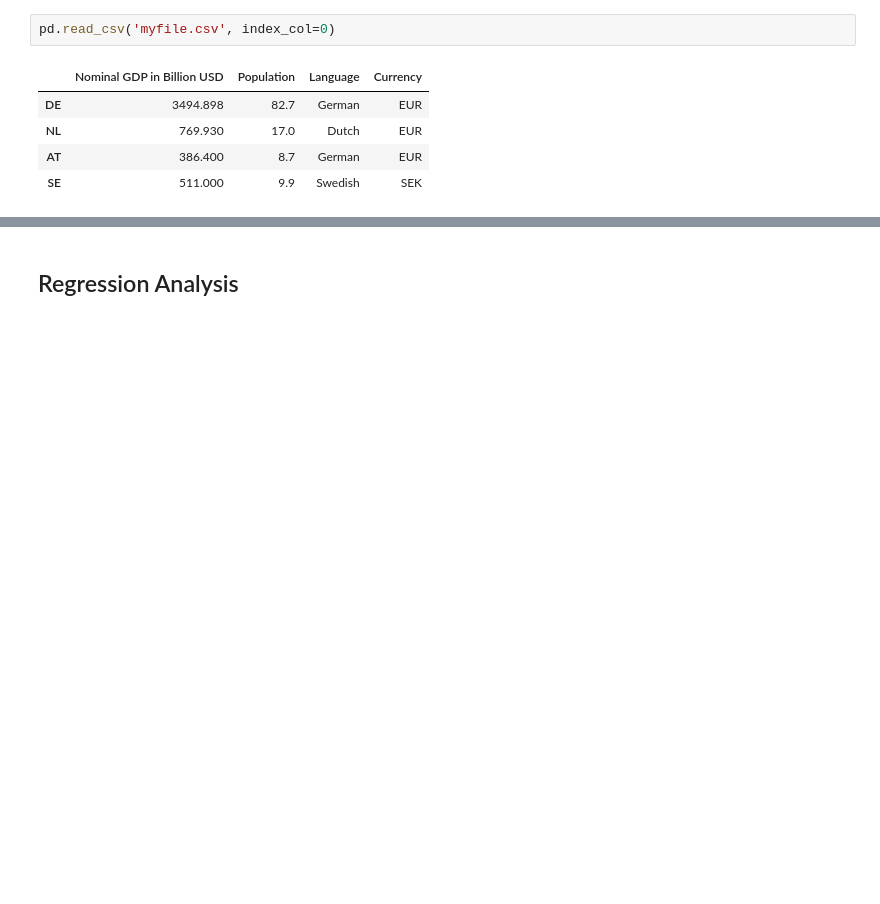
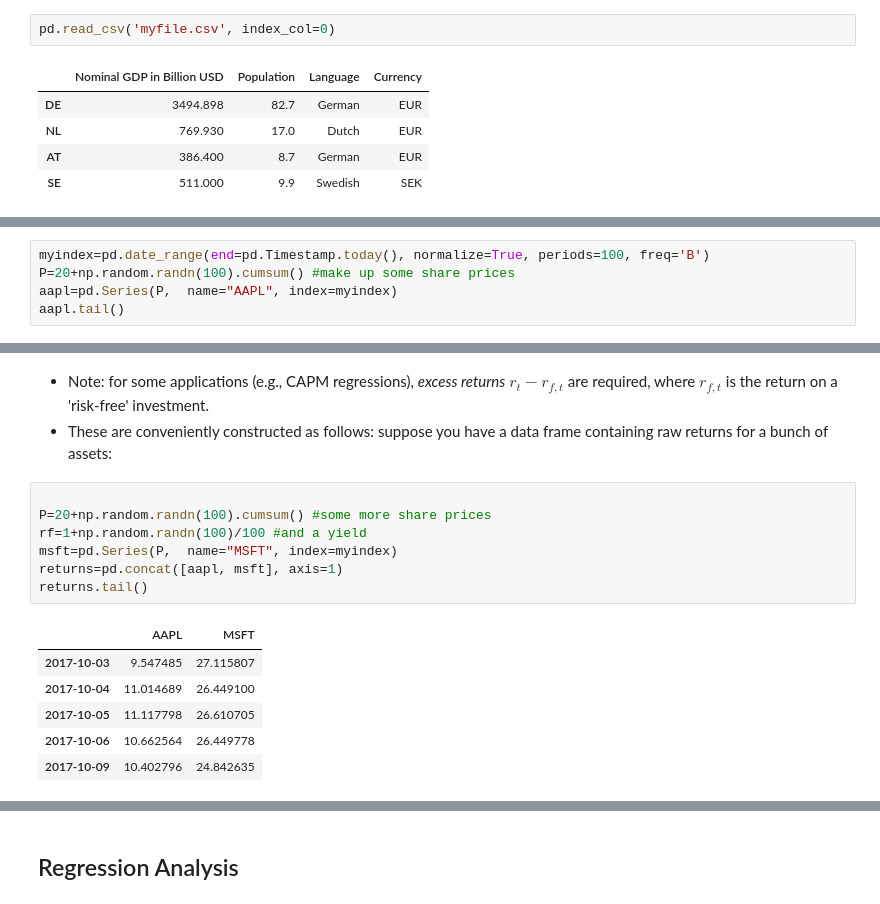
Before and after one commit to s-broda/ComputationalFinance, a Jupyter notebook: slides/week2.ipynb, the cells around one changed output, grey strips where cells are left out. Saved outputs shown, nothing was run; the diff lists cells and outputs as text; blank space fills up the shorter version.

Commit message:
regressions

```diff
--- a/slides/week2.ipynb
+++ b/slides/week2.ipynb
@@ -409,0 +412,5 @@ df.tail() #show the last few rows
+# %%
+myindex=pd.date_range(end=pd.Timestamp.today(), normalize=True, periods=100, freq='B')
+P=20+np.random.randn(100).cumsum() #make up some share prices
+aapl=pd.Series(P,  name="AAPL", index=myindex)
+aapl.tail()
@@ -409,0 +464,17 @@ df.tail() #show the last few rows
+# %% [markdown]
+* Note: for some applications (e.g., CAPM regressions), *excess returns* $r_t-r_{f,t}$ are required, where $r_{f,t}$ is the return on a 'risk-free' investment.
+* These are conveniently constructed as follows: suppose you have a data frame containing raw returns for a bunch of assets:
+# %%
+
+P=20+np.random.randn(100).cumsum() #some more share prices
+rf=1+np.random.randn(100)/100 #and a yield
+msft=pd.Series(P,  name="MSFT", index=myindex)
+returns=pd.concat([aapl, msft], axis=1)
+returns.tail()
+# %% [output]
+|  | AAPL | MSFT |
+| 2017-10-03 | 9.547485 | 27.115807 |
+| 2017-10-04 | 11.014689 | 26.449100 |
+| 2017-10-05 | 11.117798 | 26.610705 |
+| 2017-10-06 | 10.662564 | 26.449778 |
+| 2017-10-09 | 10.402796 | 24.842635 |
```
Also changed, not shown: parts of 43 cells of this notebook, 2 other files.
